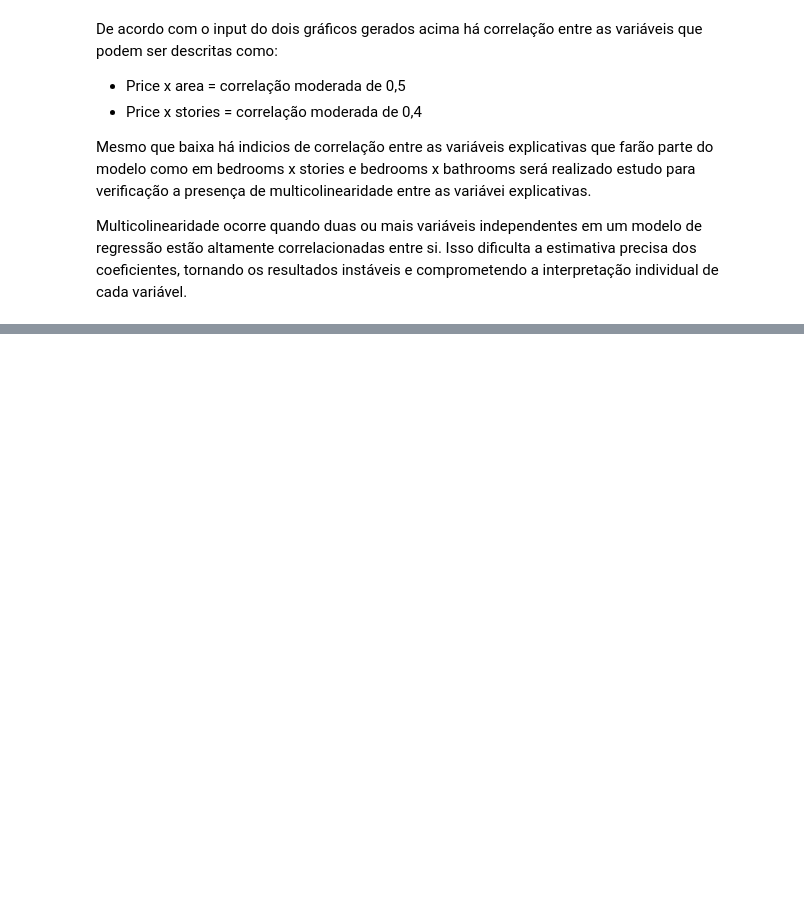
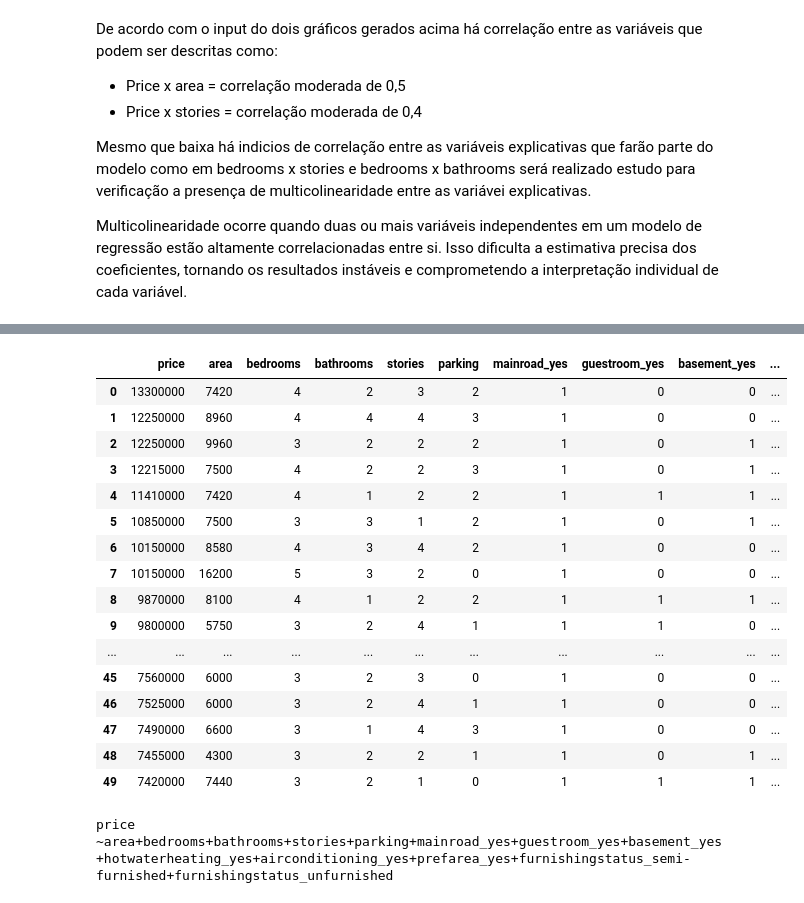
Before and after one commit to 1998-sys/Housing-Prices, a Jupyter notebook: notebooks/houses_price.ipynb, the cells around one changed output, grey strips where cells are left out. Saved outputs shown, nothing was run; the diff lists cells and outputs as text; code cells hidden in the pictures; blank space fills up the shorter version.

Commit message:
modelo reg v1

```diff
--- a/notebooks/houses_price.ipynb
+++ b/notebooks/houses_price.ipynb
@@ -265,0 +278,33 @@ Multicolinearidade ocorre quando duas ou mais variáveis independentes em um mod
+# %%
+# processo de dummização das variáveis categóricas
+df_housing_dummies = pd.get_dummies(df_housing,
+                                    columns=['mainroad', 'guestroom', 'basement', 'hotwaterheating', 'airconditioning', 'prefarea', 'furnishingstatus'],
+                                    drop_first= True,
+                                    dtype = int)
+
+df_housing_dummies.head(50)
+# %% [output]
+|  | price | area | bedrooms | bathrooms | stories | parking | mainroad_yes | guestroom_yes | basement_yes | ... |
+| 0 | 13300000 | 7420 | 4 | 2 | 3 | 2 | 1 | 0 | 0 | ... |
+| 1 | 12250000 | 8960 | 4 | 4 | 4 | 3 | 1 | 0 | 0 | ... |
+| 2 | 12250000 | 9960 | 3 | 2 | 2 | 2 | 1 | 0 | 1 | ... |
+| 3 | 12215000 | 7500 | 4 | 2 | 2 | 3 | 1 | 0 | 1 | ... |
+| 4 | 11410000 | 7420 | 4 | 1 | 2 | 2 | 1 | 1 | 1 | ... |
+| 5 | 10850000 | 7500 | 3 | 3 | 1 | 2 | 1 | 0 | 1 | ... |
+| 6 | 10150000 | 8580 | 4 | 3 | 4 | 2 | 1 | 0 | 0 | ... |
+| 7 | 10150000 | 16200 | 5 | 3 | 2 | 0 | 1 | 0 | 0 | ... |
+| 8 | 9870000 | 8100 | 4 | 1 | 2 | 2 | 1 | 1 | 1 | ... |
+| 9 | 9800000 | 5750 | 3 | 2 | 4 | 1 | 1 | 1 | 0 | ... |
+| ... | ... | ... | ... | ... | ... | ... | ... | ... | ... | ... |
+| 45 | 7560000 | 6000 | 3 | 2 | 3 | 0 | 1 | 0 | 0 | ... |
+| 46 | 7525000 | 6000 | 3 | 2 | 4 | 1 | 1 | 0 | 0 | ... |
+| 47 | 7490000 | 6600 | 3 | 1 | 4 | 3 | 1 | 0 | 0 | ... |
+| 48 | 7455000 | 4300 | 3 | 2 | 2 | 1 | 1 | 0 | 1 | ... |
+| 49 | 7420000 | 7440 | 3 | 2 | 1 | 0 | 1 | 1 | 1 | ... |
+# %%
+lista_colunas = list(df_housing_dummies.drop(columns=['price']).columns)
+
+modelo = '+'.join(lista_colunas)
+modelo = 'price ~' + modelo
+# %% [output]
+price ~area+bedrooms+bathrooms+stories+parking+mainroad_yes+guestroom_yes+basement_yes+hotwaterheating_yes+airconditioning_yes+prefarea_yes+furnishingstatus_semi-furnished+furnishingstatus_unfurnished
```
Also changed, not shown: parts of 2 cells of this notebook, 1 other file.
